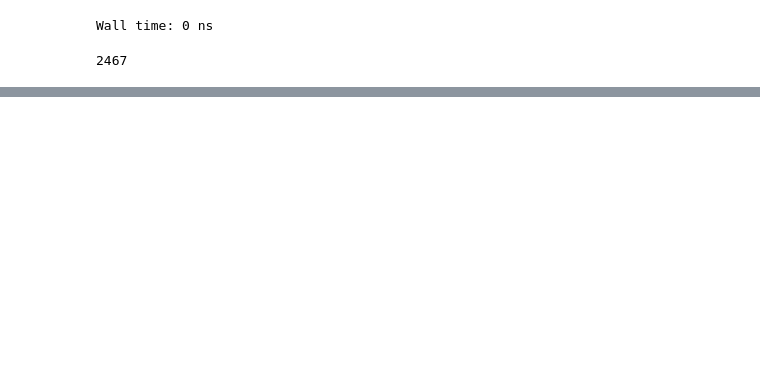
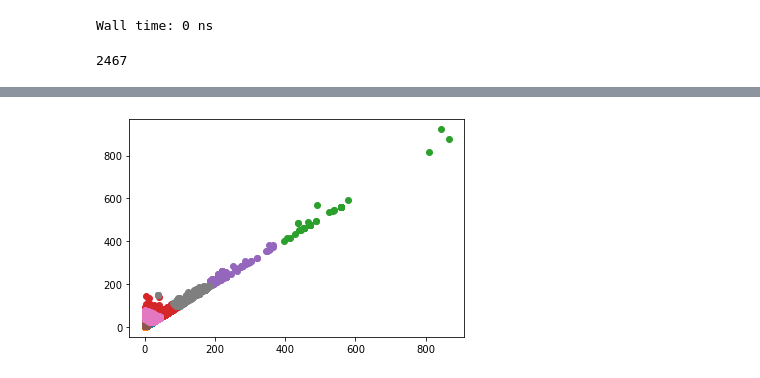
Before and after one commit to Jeremy98-alt/ADM-HW4, a Jupyter notebook: ADM-HW4(Q2) v2.ipynb, the cells around one changed output, grey strips where cells are left out. Cells and saved outputs as stored; diff of their text form; code cells hidden in the pictures; blank space fills up the shorter version.

```diff
--- a/ADM-HW4(Q2) v2.ipynb
+++ b/ADM-HW4(Q2) v2.ipynb
@@ -222,0 +290,7 @@ df
+# %%
+fig = plt.figure()
+for cluster in range(0,10):
+    plt.scatter(dataset[dataset.cluster == cluster].HelpfulnessNumerator, dataset[dataset.cluster == cluster].HelpfulnessDenominator)
+plt.show()
+# %% [output]
+[figure, added]
```
Also changed, not shown: parts of 41 cells of this notebook.
